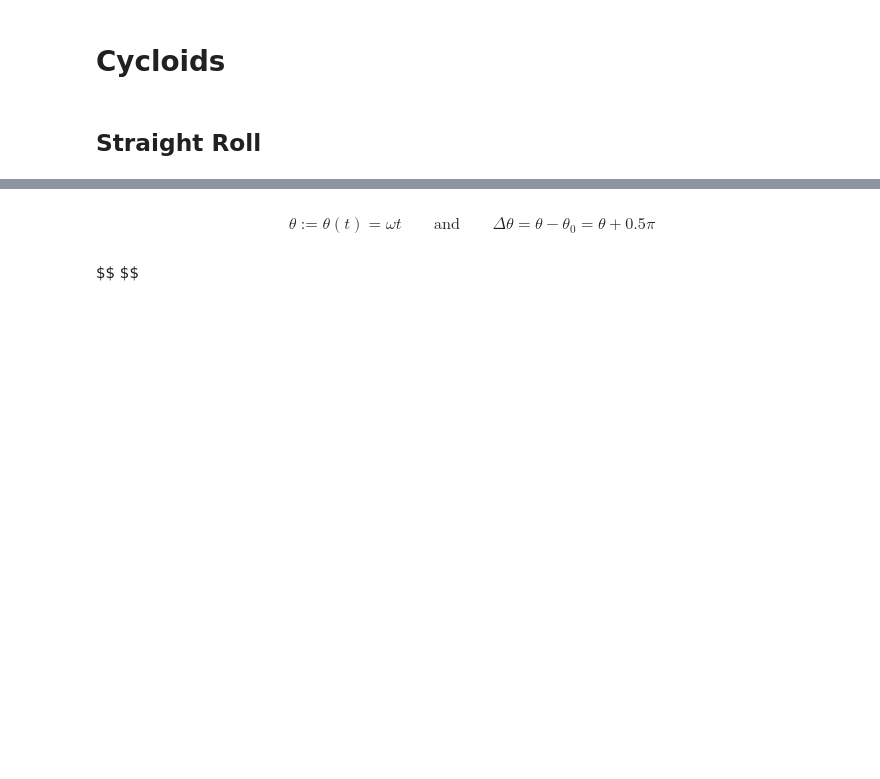
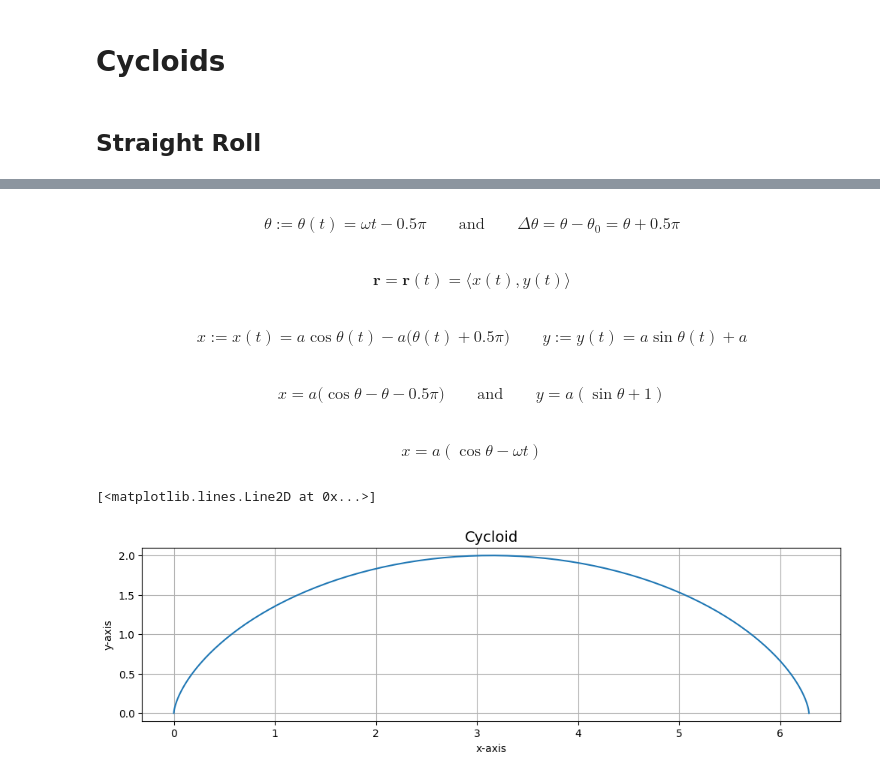
Before and after one commit to jordandll/MultivariableCalculus, a Jupyter notebook: DoubleIntegrals/Cycloids.ipynb, the cells around one changed output, grey strips where cells are left out. Cells and saved outputs as stored; diff of their text form; code cells hidden in the pictures; blank space fills up the shorter version.

Commit message:
Updated Cycloids notebook.

```diff
--- a/DoubleIntegrals/Cycloids.ipynb
+++ b/DoubleIntegrals/Cycloids.ipynb
@@ -14,4 +14,35 @@ $$ \mathbf{a} := \mathbf{a}(\theta) = a\langle \cos \theta,\sin \theta\rangle \q
 # %% [markdown]
-$$ \theta := \theta(t) = \omega t \quad\quad\text{and}\quad\quad \Delta \theta = \theta -\theta_0 = \theta + 0.5\pi $$
+$$ \theta := \theta(t) = \omega t - 0.5\pi \quad\quad\text{and}\quad\quad \Delta \theta = \theta -\theta_0 = \theta + 0.5\pi $$
 # %% [markdown]
-$$ $$
+$$ \mathbf{r} = \mathbf{r}(t) = \big\langle x(t),y(t)\big\rangle $$
+# %% [markdown]
+$$ x:=x(t) = a\cos\theta(t) - a\big(\theta(t) + 0.5\pi\big) \quad\quad y:=y(t) = a\sin\theta(t) + a$$
+# %% [markdown]
+$$ x = a\big(\cos\theta - \theta - 0.5\pi\big)\quad\quad\text{and}\quad\quad y = a(\sin\theta + 1)$$
+# %% [markdown]
+$$ x = a(\cos\theta - \omega t)$$
+# %%
+# Define certain parameters
+omega = w = -2*np.pi
+a = 1
+
+# Define the domain of our cycloid.
+t = np.linspace(0,1,num=200)
+theta = omega*t - 0.5*np.pi
+
+# Define the parametrization.
+x = a*(np.cos(theta) - omega*t)
+y = a*(np.sin(theta) + 1)
+
+# Create the figure and axes objects.
+fig, ax = plt.subplots(figsize=(12,3))
+ax.set_title('Cycloid',size=14)
+ax.set_xlabel('x-axis')
+ax.set_ylabel('y-axis')
+ax.grid()
+
+# Plot the cycloid.
+ax.plot(x,y)
+# %% [output]
+[<matplotlib.lines.Line2D at 0x...>]
+[figure, added]
```
Also changed, not shown: parts of 21 cells of this notebook.
